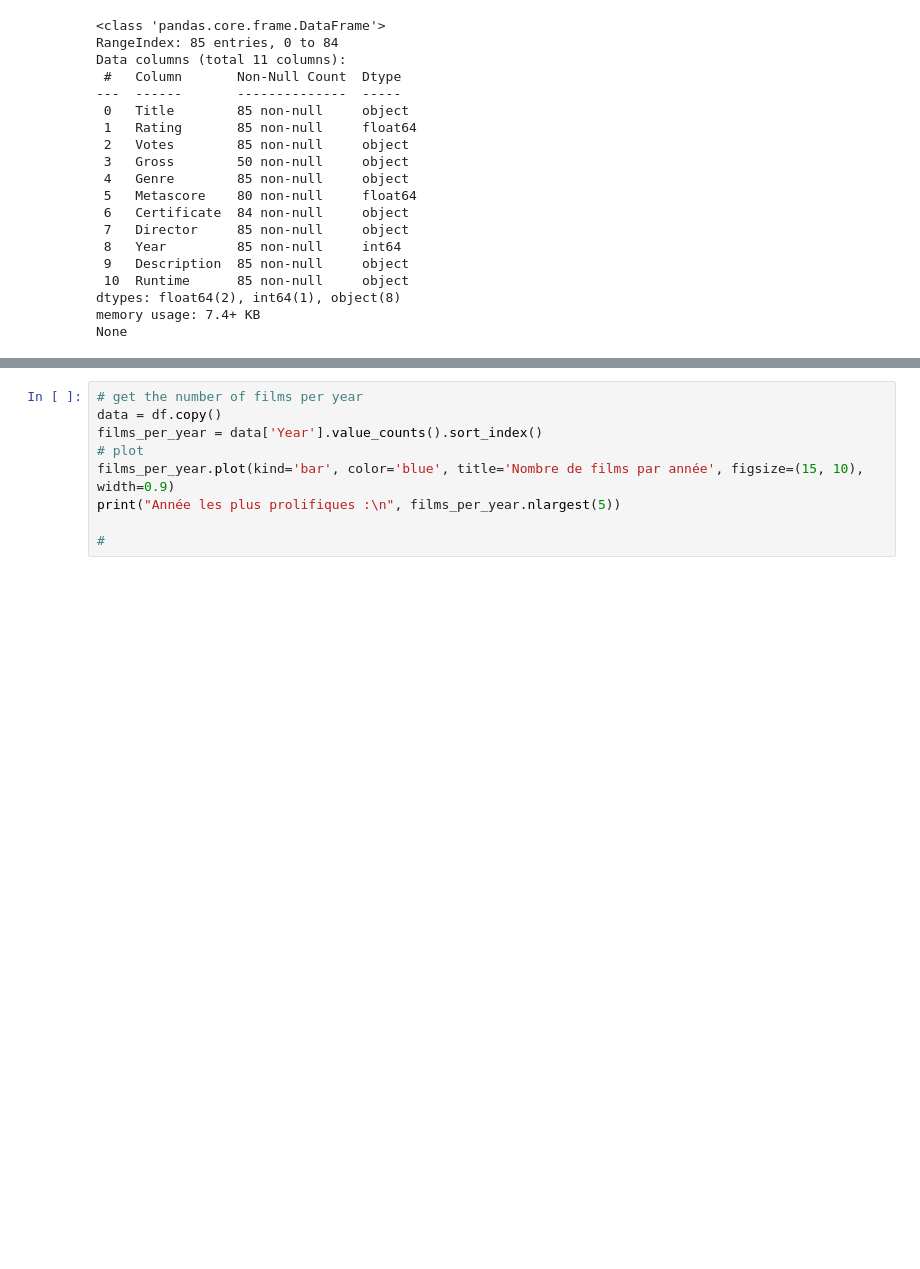
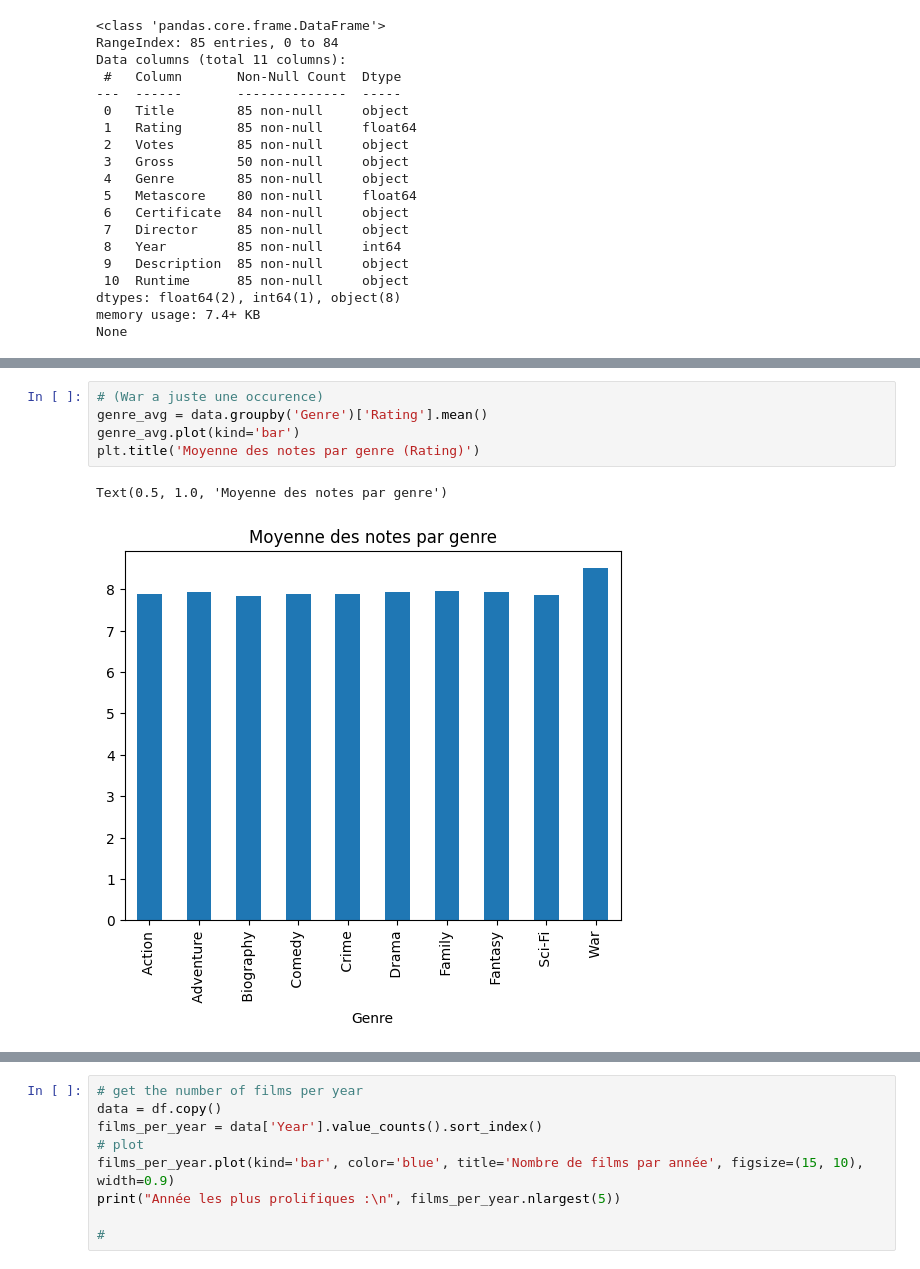
Before and after one commit to UrbsKali/ESILV_Stats, a Jupyter notebook: main.ipynb, the cells around one changed output, grey strips where cells are left out. Drawn from its saved outputs; the diff is of its cells as text; blank space fills up the shorter version.

```diff
--- a/main.ipynb
+++ b/main.ipynb
@@ -30,0 +49,8 @@ None
+# %%
+# (War a juste une occurence)
+genre_avg = data.groupby('Genre')['Rating'].mean()
+genre_avg.plot(kind='bar')
+plt.title('Moyenne des notes par genre (Rating)')
+# %% [output]
+Text(0.5, 1.0, 'Moyenne des notes par genre')
+[figure, added]
```
Also changed, not shown: parts of 7 cells of this notebook.
